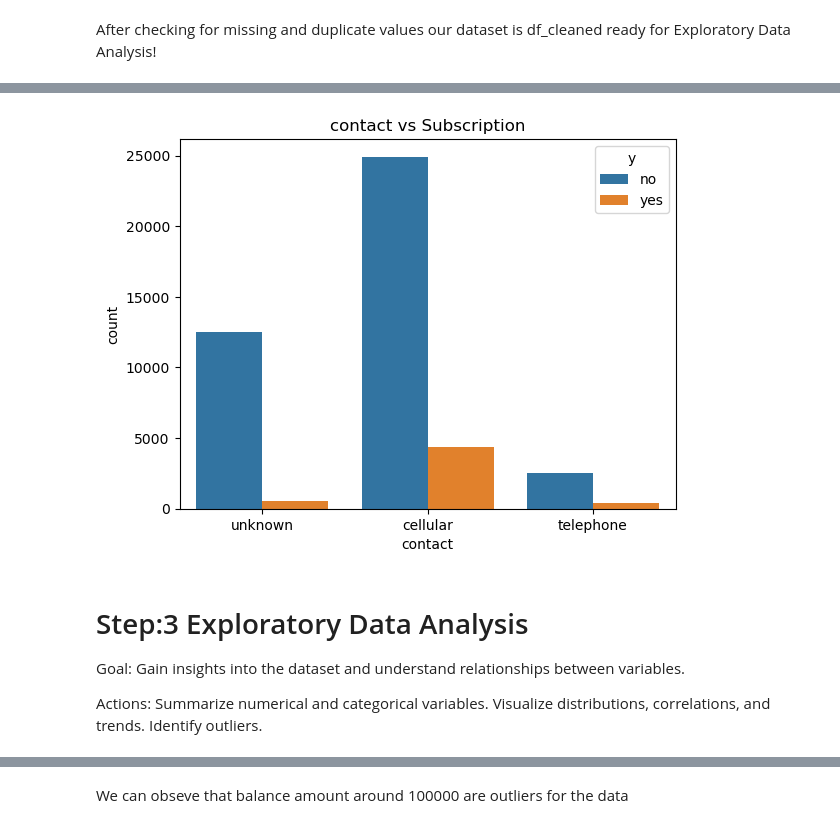
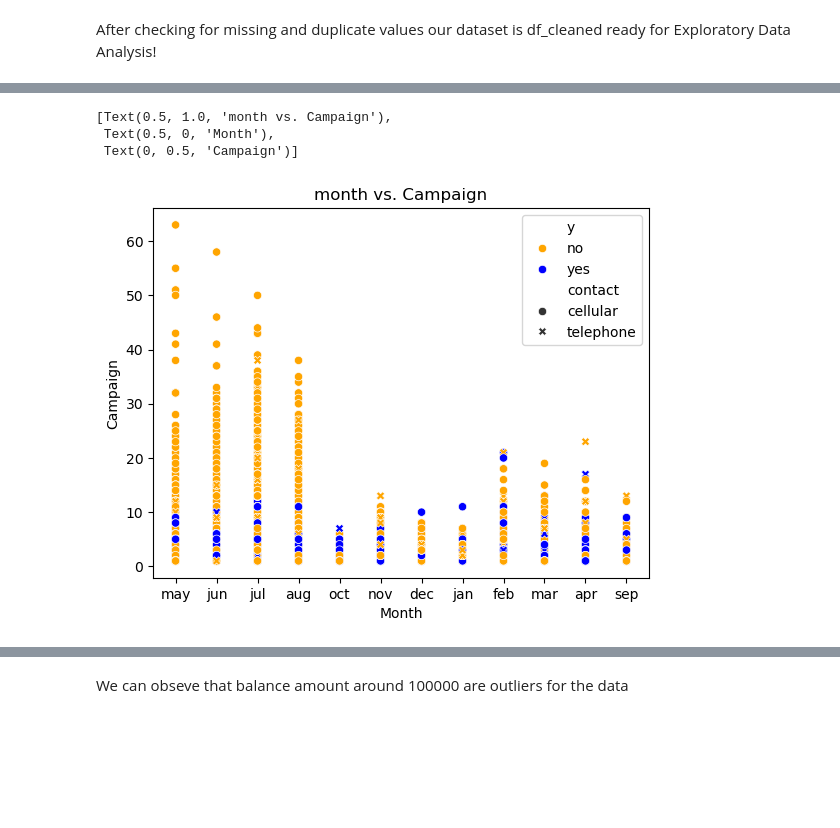
Before and after one commit to amirfarimani/DSI_Team_Project_Bank_Marketing, a Jupyter notebook: experiments/data_processing.ipynb, the cells around one changed output, grey strips where cells are left out. Saved outputs shown, nothing was run; the diff lists cells and outputs as text; code cells hidden in the pictures; blank space fills up the shorter version.

```diff
--- a/experiments/data_processing.ipynb
+++ b/experiments/data_processing.ipynb
@@ -374,19 +374,19 @@ plt.show()
-# %%
-#  line plot for 'balance'. Helps to identify the outliers or skewed distribution
-sns.countplot(data=df, x='contact', hue='y')
-plt.title("contact vs Subscription")
-#plt.xticks(np.arange(0, 100, step=10))  # Set label locations.
-#plt.xticks(0,10)
-plt.show()
-# %% [output]
-[figure, removed]
-# %% [markdown]
-# Step:3 Exploratory Data Analysis
-
-Goal: Gain insights into the dataset and understand relationships between variables.
-
-Actions:
-Summarize numerical and categorical variables.
-Visualize distributions, correlations, and trends.
-Identify outliers.
+# %%
+# adding multiple variables to graph
+ygraph = sns.scatterplot(data = df_cleaned,
+                           x = 'month',
+                           y = 'campaign',
+                           style = 'contact',
+                           hue = 'y',
+                           palette = ['orange', 'blue','deepskyblue', 'yellowgreen'])
+
+# by default it takes lunch and dinner markers
+ygraph.set(title = 'month vs. Campaign',
+             xlabel = 'Month',
+             ylabel = 'Campaign')
+# %% [output]
+[Text(0.5, 1.0, 'month vs. Campaign'),
+ Text(0.5, 0, 'Month'),
+ Text(0, 0.5, 'Campaign')]
+[figure, added]
 # %%
```
Also changed, not shown: parts of 50 cells of this notebook, 7 other files.
